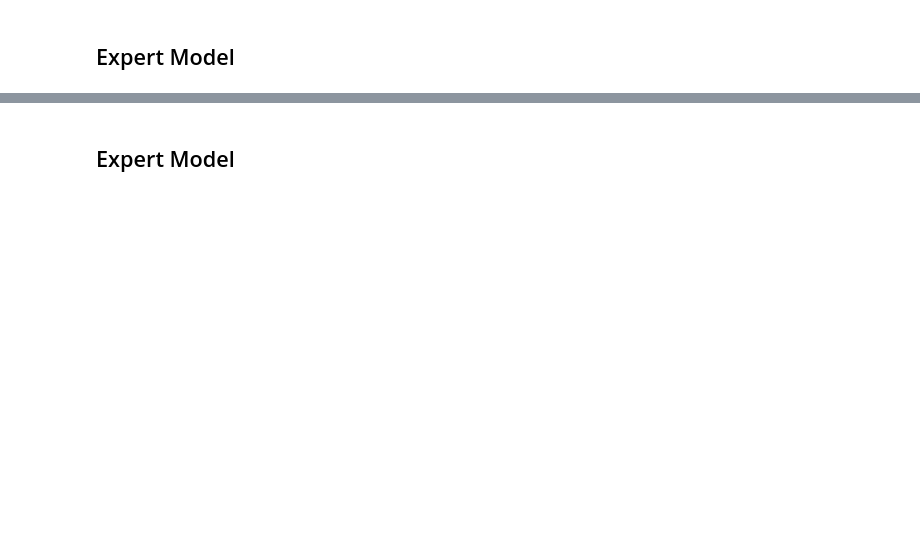
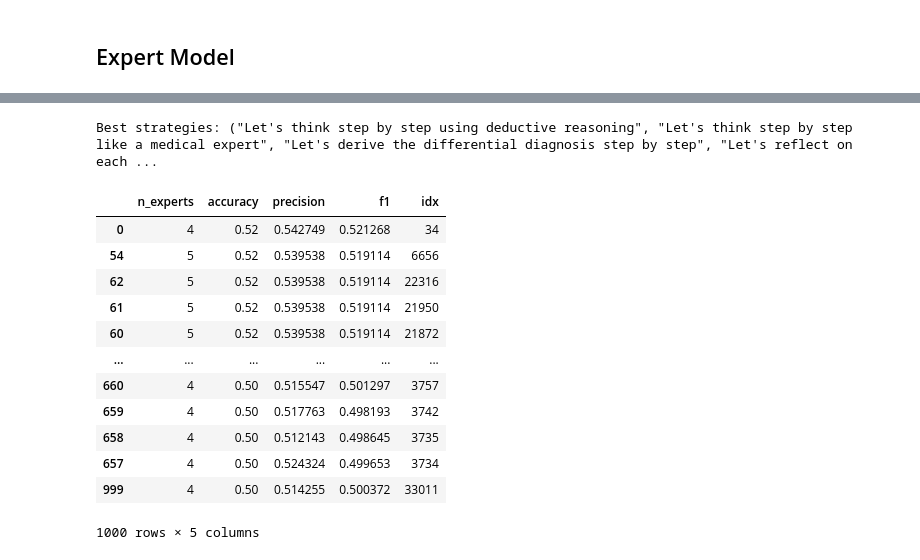
Before and after one commit to vlievin/medical-reasoning, a Jupyter notebook: notebooks/strategies.ipynb, the cells around one changed output, grey strips where cells are left out. Drawn from its saved outputs; the diff is of its cells as text; code cells hidden in the pictures; blank space fills up the shorter version.

```diff
--- a/notebooks/strategies.ipynb
+++ b/notebooks/strategies.ipynb
@@ -241,2 +244,0 @@ plt.show()
-# %% [markdown]
-## Expert Model
@@ -276,0 +245,53 @@ expert_data
+# %%
+all_strategies = summary.sort_values('accuracy', ascending=False)['strategy'].values.tolist()
+def get_permuations(budget):
+    return itertools.permutations(all_strategies, budget)
+expert_data = []
+cache_size = 1_000
+max_acc = 0
+best_strategies = None
+for budget in [2, 3, 4, 5]:
+    idx = 0
+    total = sum(1 for _ in get_permuations(budget))
+    try:
+        for perm_strategies in (pbar := tqdm(get_permuations(budget), total=total)):
+            output = get_majority_perfs(perm_strategies)
+            output["idx"] = idx
+            if output["accuracy"] > max_acc:
+                max_acc = output["accuracy"]
+                best_strategies = perm_strategies
+                pbar.set_description(f"Budget={budget} (Best: {max_acc:.2f}, n={len(best_strategies)})")
+
+            # store and truncate
+            expert_data.append(output)
+            if len(expert_data) > cache_size:
+                expert_data = list(sorted(expert_data, key=lambda x: x['accuracy'], reverse=True))[:cache_size]
+
+            # increment
+            idx += 1
+    except KeyboardInterrupt:
+        pass
+expert_data = pd.DataFrame(expert_data).sort_values('accuracy', ascending=False)
+with pd.option_context("max_colwidth", 1000):
+    expert_data.to_latex(buf=multirun_path / 'perm-experts.tex',
+    columns=['n_experts', 'accuracy', 'f1', 'precision'],
+    formatters=formatters,
+    index=False)
+
+print(f'Best strategies: {best_strategies} (Accuracy: {max_acc:.2%})')
+expert_data
+# %% [output]
+Best strategies: ("Let's think step by step using deductive reasoning", "Let's think step by step like a medical expert", "Let's derive the differential diagnosis step by step", "Let's reflect on each ...
+|  | n_experts | accuracy | precision | f1 | idx |
+| 0 | 4 | 0.52 | 0.542749 | 0.521268 | 34 |
+| 54 | 5 | 0.52 | 0.539538 | 0.519114 | 6656 |
+| 62 | 5 | 0.52 | 0.539538 | 0.519114 | 22316 |
+| 61 | 5 | 0.52 | 0.539538 | 0.519114 | 21950 |
+| 60 | 5 | 0.52 | 0.539538 | 0.519114 | 21872 |
+| ... | ... | ... | ... | ... | ... |
+| 660 | 4 | 0.50 | 0.515547 | 0.501297 | 3757 |
+| 659 | 4 | 0.50 | 0.517763 | 0.498193 | 3742 |
+| 658 | 4 | 0.50 | 0.512143 | 0.498645 | 3735 |
+| 657 | 4 | 0.50 | 0.524324 | 0.499653 | 3734 |
+| 999 | 4 | 0.50 | 0.514255 | 0.500372 | 33011 |
+1000 rows × 5 columns
```
Also changed, not shown: parts of 11 cells of this notebook, 3 other files.
